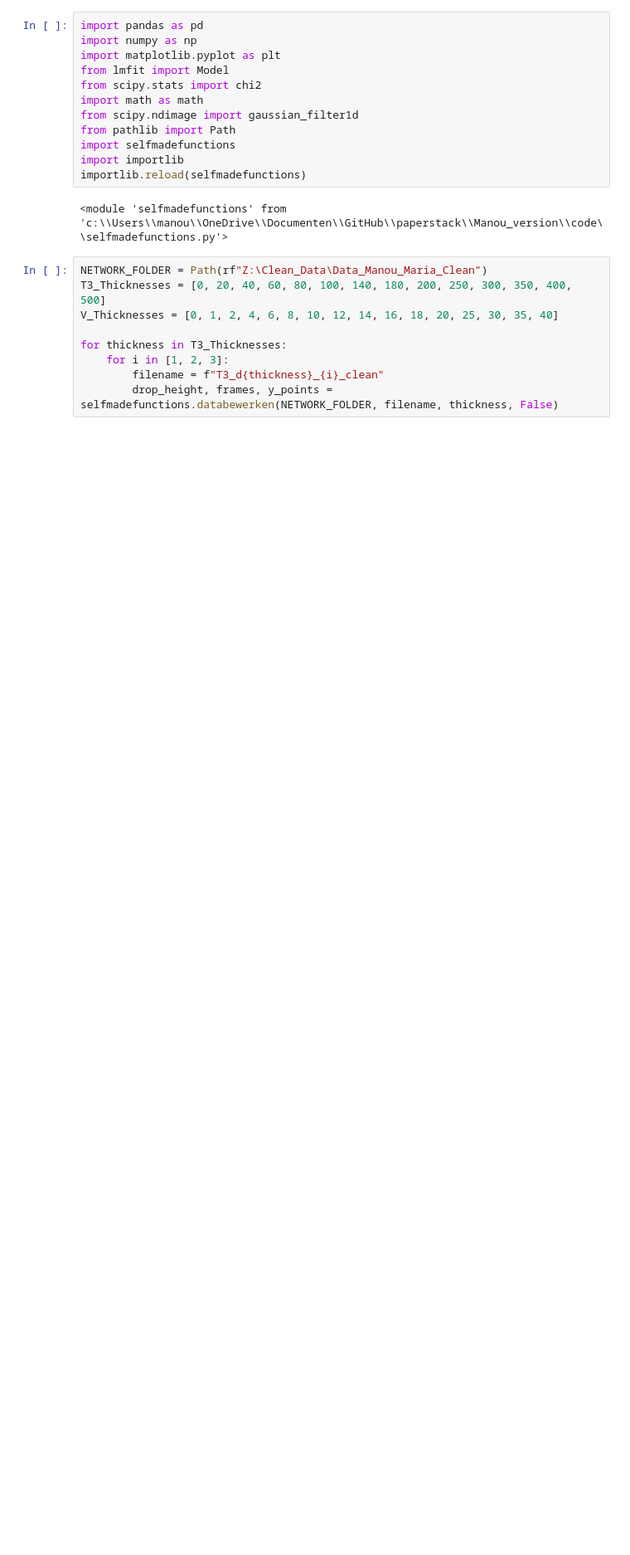
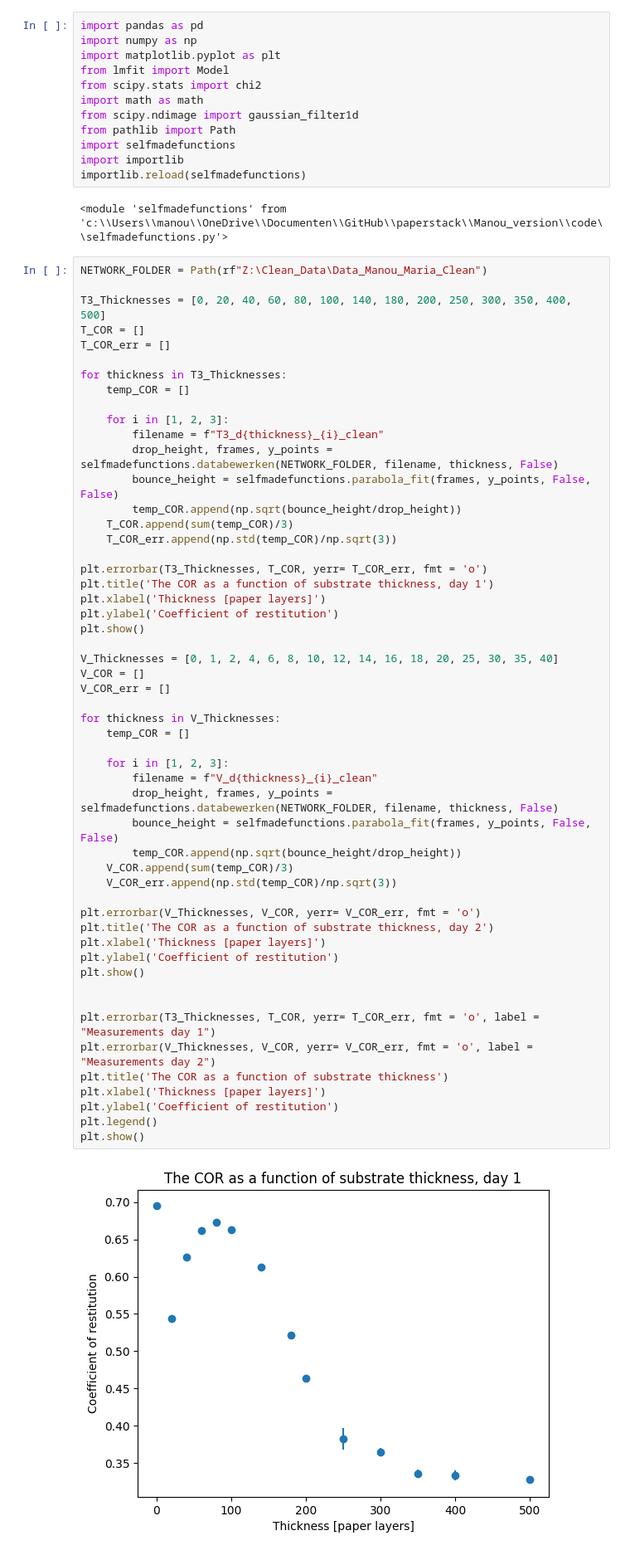
Before and after one commit to joshuadijksman/paperstack, a Jupyter notebook: Manou_version/code/dataread.ipynb, the cells around one changed output. Shown at 83% size. Drawn from its saved outputs; the diff is of its cells as text; blank space fills up the shorter version.

```diff
--- a/Manou_version/code/dataread.ipynb
+++ b/Manou_version/code/dataread.ipynb
@@ -14,10 +14,56 @@ importlib.reload(selfmadefunctions)
 <module 'selfmadefunctions' from 'c:\\Users\\manou\\OneDrive\\Documenten\\GitHub\\paperstack\\Manou_version\\code\\selfmadefunctions.py'>
 # %%
 NETWORK_FOLDER = Path(rf"Z:\Clean_Data\Data_Manou_Maria_Clean")
+
 T3_Thicknesses = [0, 20, 40, 60, 80, 100, 140, 180, 200, 250, 300, 350, 400, 500]
-V_Thicknesses = [0, 1, 2, 4, 6, 8, 10, 12, 14, 16, 18, 20, 25, 30, 35, 40]
+T_COR = []
+T_COR_err = []
 
 for thickness in T3_Thicknesses:
+    temp_COR = []
+
     for i in [1, 2, 3]:
         filename = f"T3_d{thickness}_{i}_clean"
         drop_height, frames, y_points = selfmadefunctions.databewerken(NETWORK_FOLDER, filename, thickness, False)
+        bounce_height = selfmadefunctions.parabola_fit(frames, y_points, False, False)
+        temp_COR.append(np.sqrt(bounce_height/drop_height))
+    T_COR.append(sum(temp_COR)/3)
+    T_COR_err.append(np.std(temp_COR)/np.sqrt(3))
+
+plt.errorbar(T3_Thicknesses, T_COR, yerr= T_COR_err, fmt = 'o')
+plt.title('The COR as a function of substrate thickness, day 1')
+plt.xlabel('Thickness [paper layers]')
+plt.ylabel('Coefficient of restitution')
+plt.show()
+
+V_Thicknesses = [0, 1, 2, 4, 6, 8, 10, 12, 14, 16, 18, 20, 25, 30, 35, 40]
+V_COR = []
+V_COR_err = []
+
+for thickness in V_Thicknesses:
+    temp_COR = []
+
+    for i in [1, 2, 3]:
+        filename = f"V_d{thickness}_{i}_clean"
+        drop_height, frames, y_points = selfmadefunctions.databewerken(NETWORK_FOLDER, filename, thickness, False)
+        bounce_height = selfmadefunctions.parabola_fit(frames, y_points, False, False)
+        temp_COR.append(np.sqrt(bounce_height/drop_height))
+    V_COR.append(sum(temp_COR)/3)
+    V_COR_err.append(np.std(temp_COR)/np.sqrt(3))
+
+plt.errorbar(V_Thicknesses, V_COR, yerr= V_COR_err, fmt = 'o')
+plt.title('The COR as a function of substrate thickness, day 2')
+plt.xlabel('Thickness [paper layers]')
+plt.ylabel('Coefficient of restitution')
+plt.show()
+
+
+plt.errorbar(T3_Thicknesses, T_COR, yerr= T_COR_err, fmt = 'o', label = "Measurements day 1")
+plt.errorbar(V_Thicknesses, V_COR, yerr= V_COR_err, fmt = 'o', label = "Measurements day 2")
+plt.title('The COR as a function of substrate thickness')
+plt.xlabel('Thickness [paper layers]')
+plt.ylabel('Coefficient of restitution')
+plt.legend()
+plt.show()
+# %% [output]
+[figure, added]
```
Also changed, not shown: parts of 2 cells of this notebook, 1 other file.
